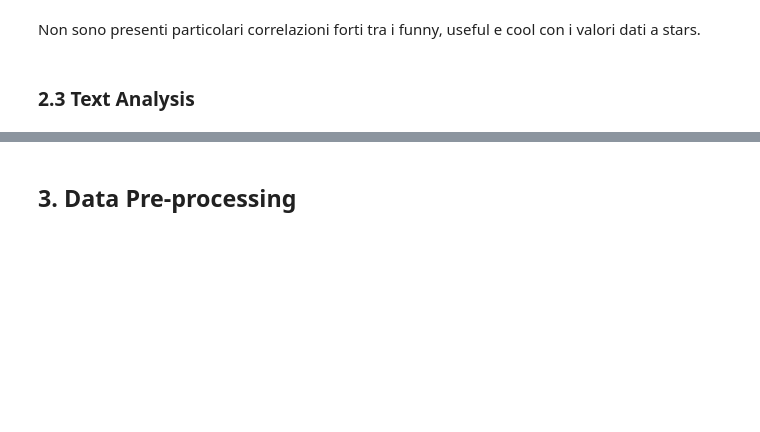
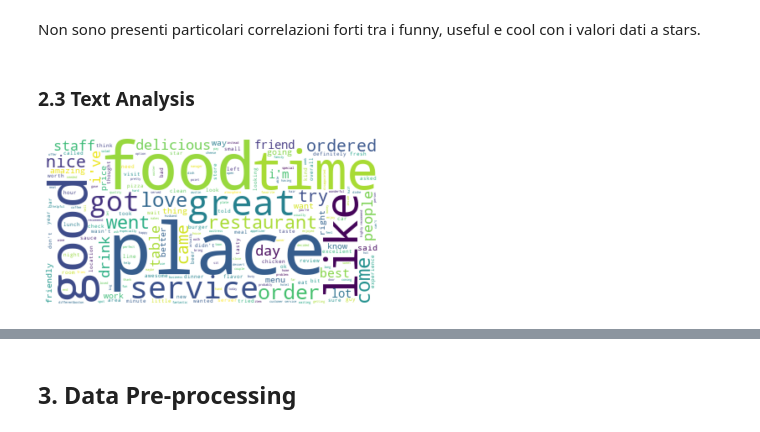
Before and after one commit to kode-git/sentiment-analysis-yelp, a Jupyter notebook: Yelp Review Classification.ipynb, the cells around one changed output, grey strips where cells are left out. Saved outputs shown, nothing was run; the diff lists cells and outputs as text; code cells hidden in the pictures; blank space fills up the shorter version.

```diff
--- a/Yelp Review Classification.ipynb
+++ b/Yelp Review Classification.ipynb
@@ -60,11 +59,12 @@ rtypes = {  "review_id": str,
 path = './data/yelp_academic_dataset_review.json'
 
 # grandezza dei chunk
-chunkSize = 100000
+chunkSize = 1000
 # %%
 %%time
 # creazione del JsonReader
 review = pd.read_json(path, lines=True,
+                      orient="records",
                       dtype=rtypes,
                       chunksize=chunkSize)
 chunkList = []
@@ -128,17 +161,19 @@ Non sono presenti particolari correlazioni forti tra i funny, useful e cool con
 # %%
 %%time
 
 # definisce un sottoinsieme delle righe del dataset
 subset = df[:100000]
 # concatenazione dei testi di ogni riga in una singola stringa
 inputText = ' '.join(subset['text']).lower()
 
 # creazione di un wordcloud andando ad ignorare le stopwords
-wordCloud = WordCloud(background_color='white', stopwords=STOPWORDS).generate(inputText)
+wordCloud = WordCloud(background_color='white', stopwords=gensim.parsing.preprocessing.STOPWORDS).generate(inputText)
 # setting della visualizzazione utilizzando una interpolazione bilineare
 plt.imshow(wordCloud, interpolation='bilinear')
 
 # rimozione degli assi
 plt.axis('off')
 # visualizzazione del wordcloud rappresentante le parole più usate nel testo di una recensione
 plt.show()
+# %% [output]
+[figure, added]
```
Also changed, not shown: parts of 54 cells of this notebook.
